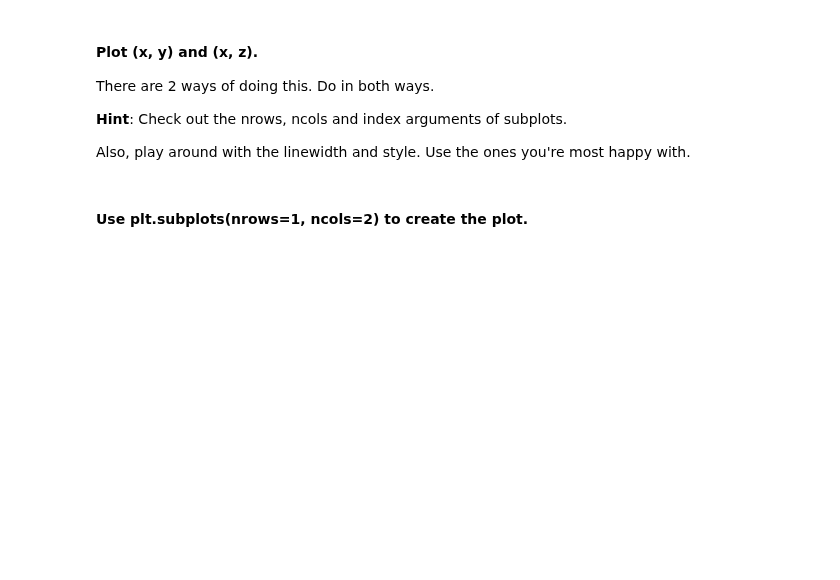
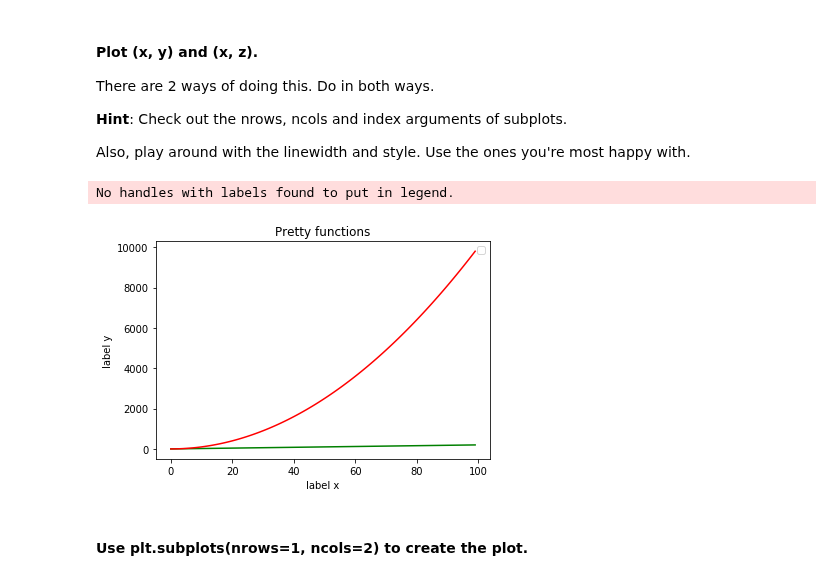
Before and after one commit to ta-data-lis/lab-matplotlib-seaborn, a Jupyter notebook: your-code/main.ipynb, the cells around one changed output. Saved outputs shown, nothing was run; the diff lists cells and outputs as text; code cells hidden in the pictures; blank space fills up the shorter version.

```diff
--- a/your-code/main.ipynb
+++ b/your-code/main.ipynb
@@ -25,2 +26,15 @@ Also, play around with the linewidth and style. Use the ones you're most happy w
+# %%
+# Method 1: all in one
+
+plt.plot(x,y, 'g')
+plt.plot(x,z, 'r')
+plt.xlabel('label x')
+plt.ylabel('label y')
+plt.title("Pretty functions")
+plt.legend()
+plt.show()
+# %% [output]
+No handles with labels found to put in legend.
+[figure, added]
 # %% [markdown]
 #### Use plt.subplots(nrows=1, ncols=2) to create the plot.
```
Also changed, not shown: parts of 58 cells of this notebook, 3 other files.
